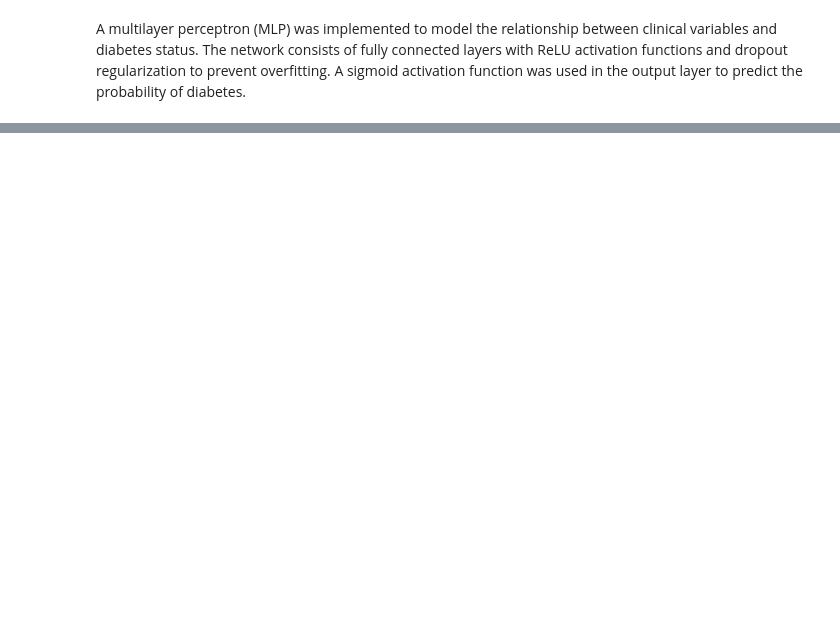
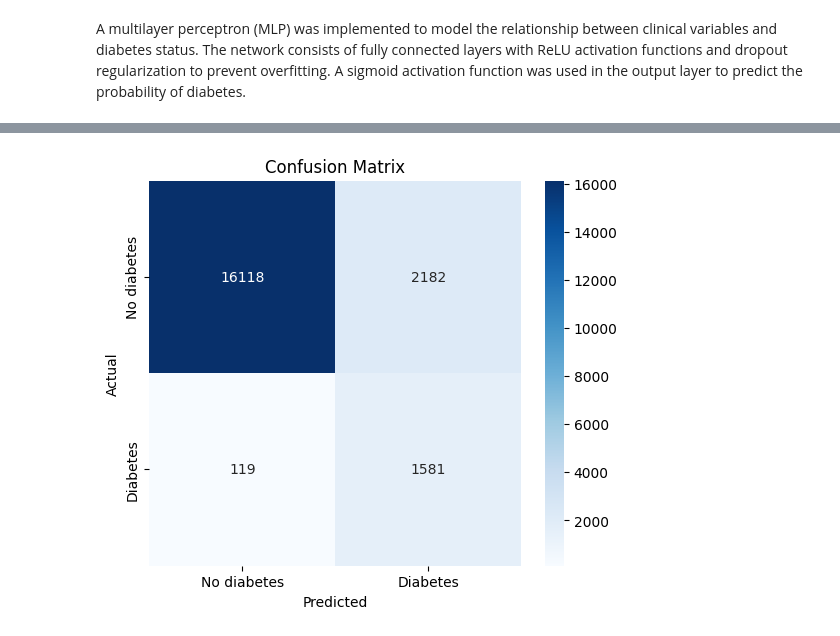
Before and after one commit to cmanell/diabetes_prediction, a Jupyter notebook: projet_ML_DL.ipynb, the cells around one changed output, grey strips where cells are left out. Drawn from its saved outputs; the diff is of its cells as text; code cells hidden in the pictures; blank space fills up the shorter version.

```diff
--- a/projet_ML_DL.ipynb
+++ b/projet_ML_DL.ipynb
@@ -467,0 +499,5 @@ NameError: name 'history' is not defined
+# %%
+# let's evaluate the model on the validation set
+
+y_prob = model.predict(val_scaled)
+y_pred = (y_prob > 0.5).astype(int)
@@ -467,0 +506,21 @@ NameError: name 'history' is not defined
+# %%
+from sklearn.metrics import confusion_matrix
+cm = confusion_matrix(val_targets, y_pred)
+
+plt.figure(figsize=(6,5))
+
+sns.heatmap(
+    cm,
+    annot=True,
+    fmt="d",
+    cmap="Blues",
+    xticklabels=["No diabetes", "Diabetes"],
+    yticklabels=["No diabetes", "Diabetes"]
+)
+
+plt.xlabel("Predicted")
+plt.ylabel("Actual")
+plt.title("Confusion Matrix")
+plt.show()
+# %% [output]
+[figure, added]
```
Also changed, not shown: parts of 9 cells of this notebook.
